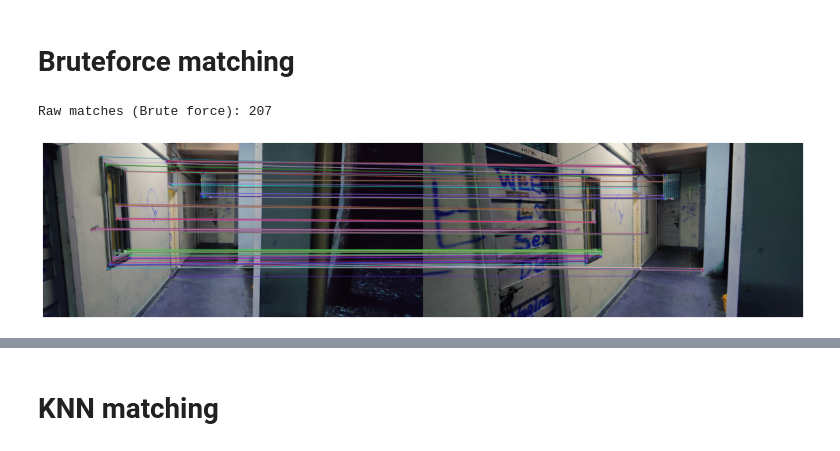
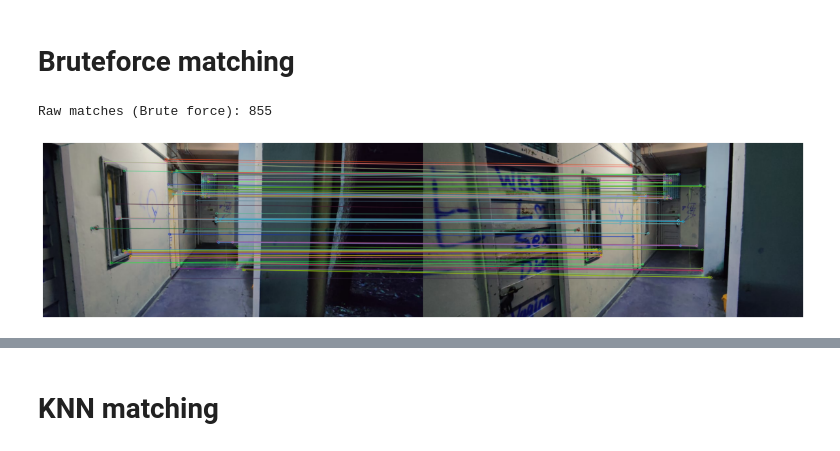
Before and after one commit to relaxxpls/Camera-Scanner, a Jupyter notebook: solve.ipynb, the cells around one changed output, grey strips where cells are left out. Cells and saved outputs as stored; diff of their text form; code cells hidden in the pictures.

```diff
--- a/solve.ipynb
+++ b/solve.ipynb
@@ -23,5 +25,5 @@ Text(0.5, 1.0, 'Query image')
 # %%
-descriptor = cv2.ORB_create()
+descriptor = cv2.ORB_create(nfeatures=100000)
 kpsA, featuresA = descriptor.detectAndCompute(trainImg_gray, None)
 kpsB, featuresB = descriptor.detectAndCompute(queryImg_gray, None)
 # %% [markdown]
@@ -40,32 +44,29 @@ Text(0.5, 1.0, '(b)')
 # %% [markdown]
 # Bruteforce matching
 # %%
-# ? Brute force
+# ? Brute force match descriptor
 bf = cv2.BFMatcher(cv2.NORM_HAMMING, crossCheck=True)
-
-# ? Match descriptors
 rawMatches = bf.match(featuresA, featuresB)
 
 # ? Sort the features in order of distance.
 # ? The points with small distance (more similarity) are ordered first in the vector
 matches = sorted(rawMatches, key=lambda x: x.distance)
 print("Raw matches (Brute force):", len(matches))
 
-# ? matches = matchKeyPointsBF(featuresA, featuresB, method=feature_extractor)
-img3 = cv2.drawMatches(
+img_matches = cv2.drawMatches(
     trainImg,
     kpsA,
     queryImg,
     kpsB,
     matches[:100],
     None,
     flags=cv2.DrawMatchesFlags_NOT_DRAW_SINGLE_POINTS,
 )
 
 plt.figure(figsize=(20, 10))
-plt.imshow(img3)
+plt.imshow(img_matches)
 plt.axis("off")
 plt.show()
 # %% [output]
-Raw matches (Brute force): 207
+Raw matches (Brute force): 855
-[figure, old version]
+[figure, new version]
```
Also changed, not shown: parts of 7 cells of this notebook.
